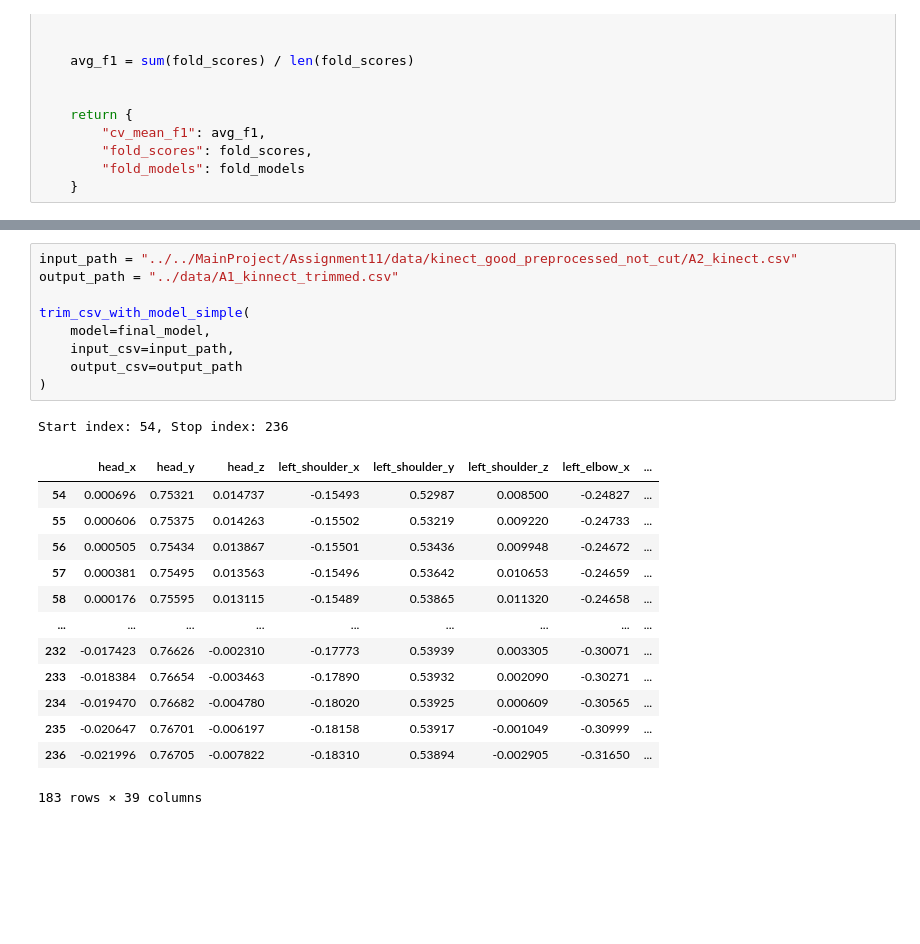
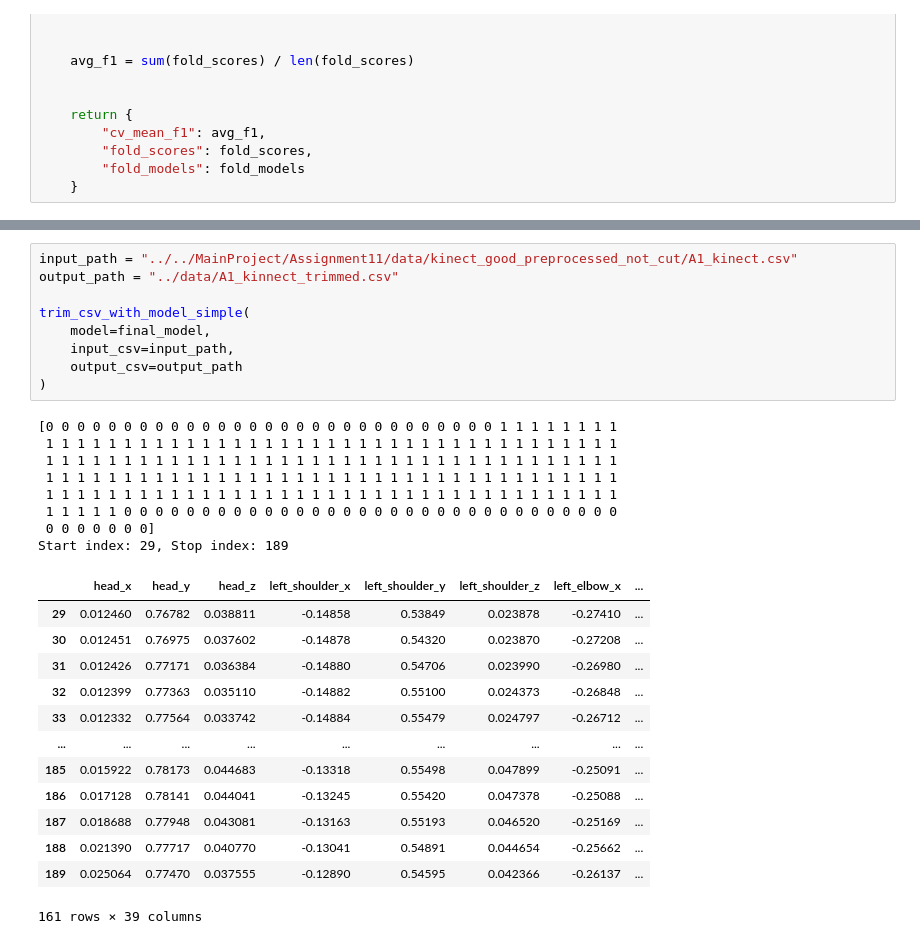
Before and after one commit to kallefrisk/DeepLearning_Schoolwork, a Jupyter notebook: EnisProject/notebooks/assignmenr11_hugos_way.ipynb, the cells around one changed output, grey strips where cells are left out. Saved outputs shown, nothing was run; the diff lists cells and outputs as text; blank space fills up the shorter version.

```diff
--- a/EnisProject/notebooks/assignmenr11_hugos_way.ipynb
+++ b/EnisProject/notebooks/assignmenr11_hugos_way.ipynb
@@ -479,26 +480,33 @@ def trim_csv_with_model_simple(model, input_csv, output_csv, threshold=0.5):
 
     return trimmed_df
 # %%
-input_path = "../../MainProject/Assignment11/data/kinect_good_preprocessed_not_cut/A2_kinect.csv"
+input_path = "../../MainProject/Assignment11/data/kinect_good_preprocessed_not_cut/A1_kinect.csv"
 output_path = "../data/A1_kinnect_trimmed.csv"
 
 trim_csv_with_model_simple(
     model=final_model,
     input_csv=input_path,
     output_csv=output_path
 )
 # %% [output]
-Start index: 54, Stop index: 236
+[0 0 0 0 0 0 0 0 0 0 0 0 0 0 0 0 0 0 0 0 0 0 0 0 0 0 0 0 0 1 1 1 1 1 1 1 1
+ 1 1 1 1 1 1 1 1 1 1 1 1 1 1 1 1 1 1 1 1 1 1 1 1 1 1 1 1 1 1 1 1 1 1 1 1 1
+ 1 1 1 1 1 1 1 1 1 1 1 1 1 1 1 1 1 1 1 1 1 1 1 1 1 1 1 1 1 1 1 1 1 1 1 1 1
+ 1 1 1 1 1 1 1 1 1 1 1 1 1 1 1 1 1 1 1 1 1 1 1 1 1 1 1 1 1 1 1 1 1 1 1 1 1
+ 1 1 1 1 1 1 1 1 1 1 1 1 1 1 1 1 1 1 1 1 1 1 1 1 1 1 1 1 1 1 1 1 1 1 1 1 1
+ 1 1 1 1 1 0 0 0 0 0 0 0 0 0 0 0 0 0 0 0 0 0 0 0 0 0 0 0 0 0 0 0 0 0 0 0 0
+ 0 0 0 0 0 0 0]
+Start index: 29, Stop index: 189
 |  | head_x | head_y | head_z | left_shoulder_x | left_shoulder_y | left_shoulder_z | left_elbow_x | ... |
-| 54 | 0.000696 | 0.75321 | 0.014737 | -0.15493 | 0.52987 | 0.008500 | -0.24827 | ... |
-| 55 | 0.000606 | 0.75375 | 0.014263 | -0.15502 | 0.53219 | 0.009220 | -0.24733 | ... |
-| 56 | 0.000505 | 0.75434 | 0.013867 | -0.15501 | 0.53436 | 0.009948 | -0.24672 | ... |
-| 57 | 0.000381 | 0.75495 | 0.013563 | -0.15496 | 0.53642 | 0.010653 | -0.24659 | ... |
-| 58 | 0.000176 | 0.75595 | 0.013115 | -0.15489 | 0.53865 | 0.011320 | -0.24658 | ... |
+| 29 | 0.012460 | 0.76782 | 0.038811 | -0.14858 | 0.53849 | 0.023878 | -0.27410 | ... |
+| 30 | 0.012451 | 0.76975 | 0.037602 | -0.14878 | 0.54320 | 0.023870 | -0.27208 | ... |
+| 31 | 0.012426 | 0.77171 | 0.036384 | -0.14880 | 0.54706 | 0.023990 | -0.26980 | ... |
+| 32 | 0.012399 | 0.77363 | 0.035110 | -0.14882 | 0.55100 | 0.024373 | -0.26848 | ... |
+| 33 | 0.012332 | 0.77564 | 0.033742 | -0.14884 | 0.55479 | 0.024797 | -0.26712 | ... |
 | ... | ... | ... | ... | ... | ... | ... | ... | ... |
-| 232 | -0.017423 | 0.76626 | -0.002310 | -0.17773 | 0.53939 | 0.003305 | -0.30071 | ... |
-| 233 | -0.018384 | 0.76654 | -0.003463 | -0.17890 | 0.53932 | 0.002090 | -0.30271 | ... |
-| 234 | -0.019470 | 0.76682 | -0.004780 | -0.18020 | 0.53925 | 0.000609 | -0.30565 | ... |
-| 235 | -0.020647 | 0.76701 | -0.006197 | -0.18158 | 0.53917 | -0.001049 | -0.30999 | ... |
-| 236 | -0.021996 | 0.76705 | -0.007822 | -0.18310 | 0.53894 | -0.002905 | -0.31650 | ... |
+| 185 | 0.015922 | 0.78173 | 0.044683 | -0.13318 | 0.55498 | 0.047899 | -0.25091 | ... |
+| 186 | 0.017128 | 0.78141 | 0.044041 | -0.13245 | 0.55420 | 0.047378 | -0.25088 | ... |
+| 187 | 0.018688 | 0.77948 | 0.043081 | -0.13163 | 0.55193 | 0.046520 | -0.25169 | ... |
+| 188 | 0.021390 | 0.77717 | 0.040770 | -0.13041 | 0.54891 | 0.044654 | -0.25662 | ... |
+| 189 | 0.025064 | 0.77470 | 0.037555 | -0.12890 | 0.54595 | 0.042366 | -0.26137 | ... |
-183 rows × 39 columns
+161 rows × 39 columns
```
Also changed, not shown: parts of 3 cells of this notebook, 3 other files.
